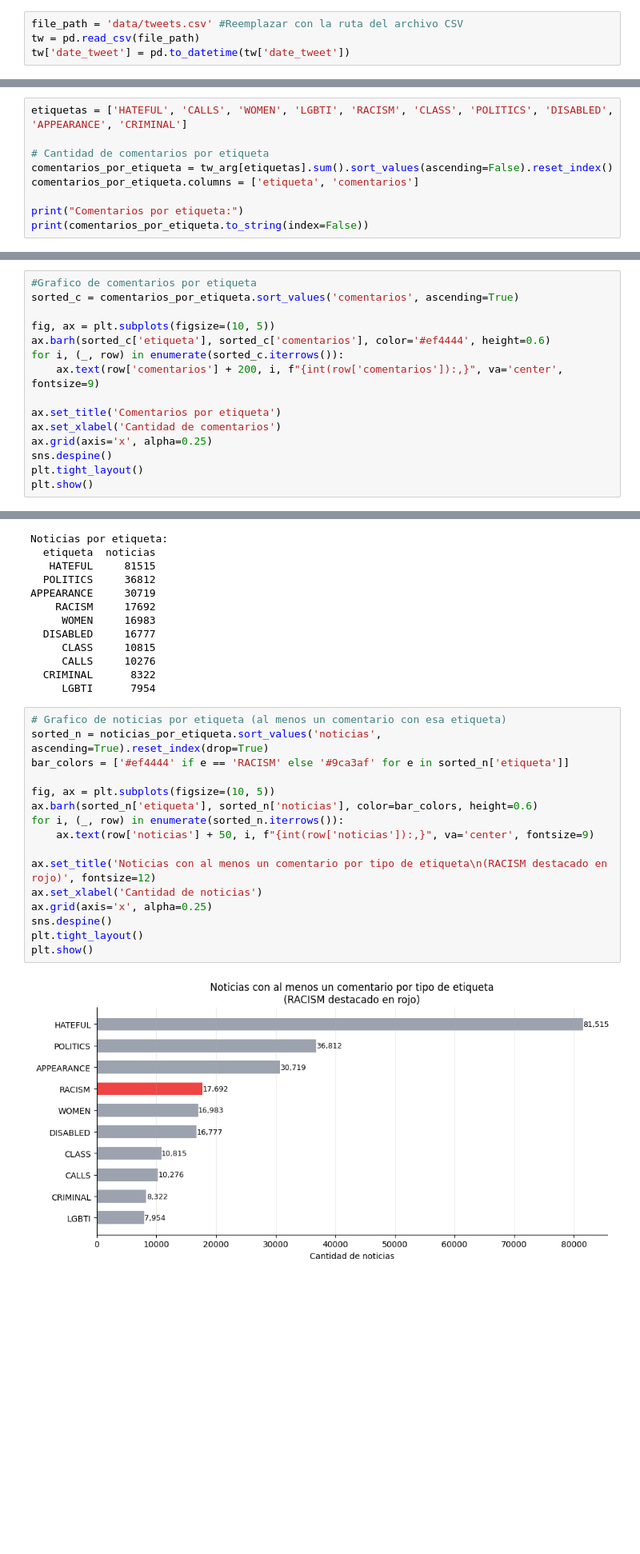
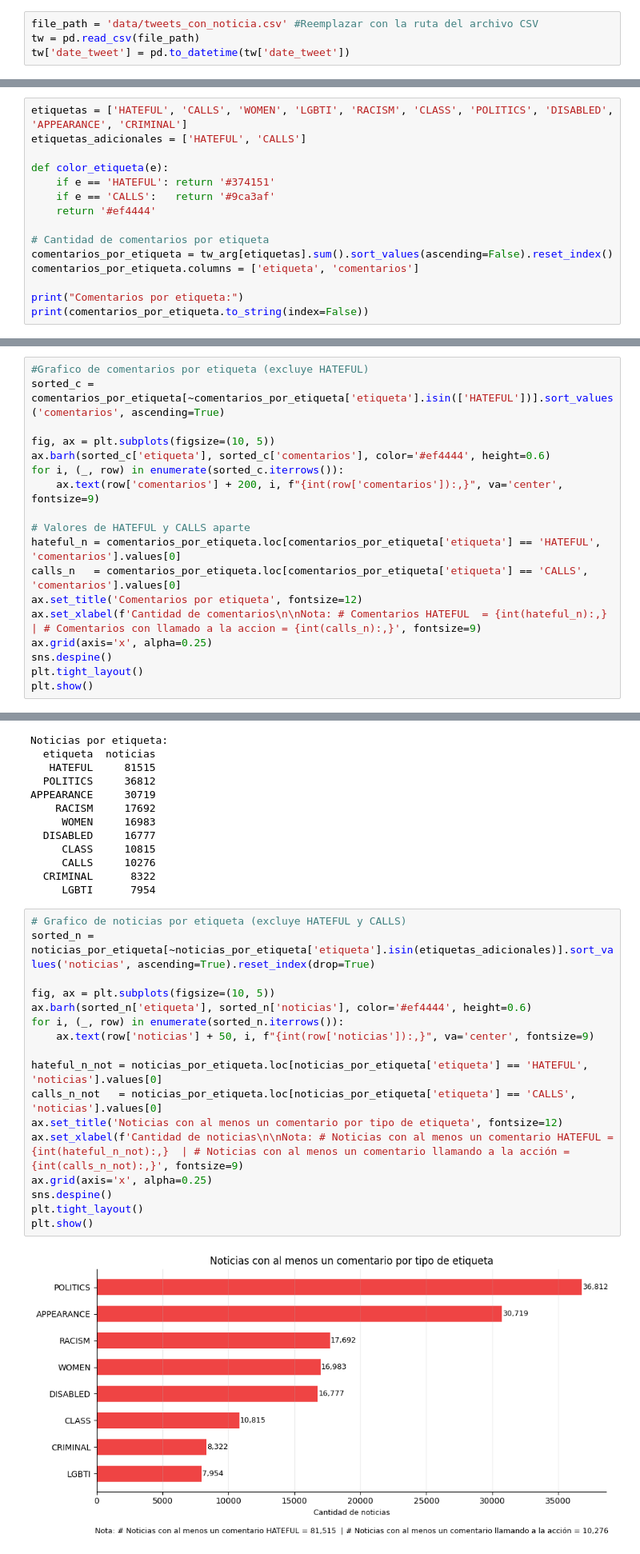
Before and after one commit to natdebandi/xenofobia_ar, a Jupyter notebook: 2_EDA_1_belen.ipynb, the cells around one changed output, grey strips where cells are left out. Shown at 80% size. Drawn from its saved outputs; the diff is of its cells as text; blank space fills up the shorter version.

```diff
--- a/2_EDA_1_belen.ipynb
+++ b/2_EDA_1_belen.ipynb
@@ -25,7 +27,7 @@ import seaborn as sns
 
 El dataset fue generado en `1_create_ar_dataset.ipynb`. Contiene comentarios a publicaciones de medios de comunicación. Las etiquetas de odio son binarias.
 # %%
-file_path = 'data/tweets.csv' #Reemplazar con la ruta del archivo CSV
+file_path = 'data/tweets_con_noticia.csv' #Reemplazar con la ruta del archivo CSV
 tw = pd.read_csv(file_path)
 tw['date_tweet'] = pd.to_datetime(tw['date_tweet'])
 # %%
@@ -196,6 +323,12 @@ Se contabilizan con el siguiente criterio:
 ### 3.1. ¿Cuántos comentarios por cada tipo de etiqueta?
 # %%
 etiquetas = ['HATEFUL', 'CALLS', 'WOMEN', 'LGBTI', 'RACISM', 'CLASS', 'POLITICS', 'DISABLED', 'APPEARANCE', 'CRIMINAL']
+etiquetas_adicionales = ['HATEFUL', 'CALLS']
+
+def color_etiqueta(e):
+    if e == 'HATEFUL': return '#374151'
+    if e == 'CALLS':   return '#9ca3af'
+    return '#ef4444'
 
 # Cantidad de comentarios por etiqueta
 comentarios_por_etiqueta = tw_arg[etiquetas].sum().sort_values(ascending=False).reset_index()
@@ -217,16 +350,19 @@ APPEARANCE       106462
      CALLS        21640
      LGBTI        16883
 # %%
-#Grafico de comentarios por etiqueta
-sorted_c = comentarios_por_etiqueta.sort_values('comentarios', ascending=True)
+#Grafico de comentarios por etiqueta (excluye HATEFUL)
+sorted_c = comentarios_por_etiqueta[~comentarios_por_etiqueta['etiqueta'].isin(['HATEFUL'])].sort_values('comentarios', ascending=True)
 
 fig, ax = plt.subplots(figsize=(10, 5))
 ax.barh(sorted_c['etiqueta'], sorted_c['comentarios'], color='#ef4444', height=0.6)
 for i, (_, row) in enumerate(sorted_c.iterrows()):
     ax.text(row['comentarios'] + 200, i, f"{int(row['comentarios']):,}", va='center', fontsize=9)
 
-ax.set_title('Comentarios por etiqueta')
-ax.set_xlabel('Cantidad de comentarios')
+# Valores de HATEFUL y CALLS aparte
+hateful_n = comentarios_por_etiqueta.loc[comentarios_por_etiqueta['etiqueta'] == 'HATEFUL', 'comentarios'].values[0]
+calls_n   = comentarios_por_etiqueta.loc[comentarios_por_etiqueta['etiqueta'] == 'CALLS',   'comentarios'].values[0]
+ax.set_title('Comentarios por etiqueta', fontsize=12)
+ax.set_xlabel(f'Cantidad de comentarios\n\nNota: # Comentarios HATEFUL  = {int(hateful_n):,}  | # Comentarios con llamado a la accion = {int(calls_n):,}', fontsize=9)
 ax.grid(axis='x', alpha=0.25)
 sns.despine()
 plt.tight_layout()
@@ -262,20 +398,21 @@ APPEARANCE     30719
   CRIMINAL      8322
      LGBTI      7954
 # %%
-# Grafico de noticias por etiqueta (al menos un comentario con esa etiqueta)
-sorted_n = noticias_por_etiqueta.sort_values('noticias', ascending=True).reset_index(drop=True)
-bar_colors = ['#ef4444' if e == 'RACISM' else '#9ca3af' for e in sorted_n['etiqueta']]
+# Grafico de noticias por etiqueta (excluye HATEFUL y CALLS)
+sorted_n = noticias_por_etiqueta[~noticias_por_etiqueta['etiqueta'].isin(etiquetas_adicionales)].sort_values('noticias', ascending=True).reset_index(drop=True)
 
 fig, ax = plt.subplots(figsize=(10, 5))
-ax.barh(sorted_n['etiqueta'], sorted_n['noticias'], color=bar_colors, height=0.6)
+ax.barh(sorted_n['etiqueta'], sorted_n['noticias'], color='#ef4444', height=0.6)
 for i, (_, row) in enumerate(sorted_n.iterrows()):
     ax.text(row['noticias'] + 50, i, f"{int(row['noticias']):,}", va='center', fontsize=9)
 
-ax.set_title('Noticias con al menos un comentario por tipo de etiqueta\n(RACISM destacado en rojo)', fontsize=12)
-ax.set_xlabel('Cantidad de noticias')
+hateful_n_not = noticias_por_etiqueta.loc[noticias_por_etiqueta['etiqueta'] == 'HATEFUL', 'noticias'].values[0]
+calls_n_not   = noticias_por_etiqueta.loc[noticias_por_etiqueta['etiqueta'] == 'CALLS',   'noticias'].values[0]
+ax.set_title('Noticias con al menos un comentario por tipo de etiqueta', fontsize=12)
+ax.set_xlabel(f'Cantidad de noticias\n\nNota: # Noticias con al menos un comentario HATEFUL = {int(hateful_n_not):,}  | # Noticias con al menos un comentario llamando a la acción = {int(calls_n_not):,}', fontsize=9)
 ax.grid(axis='x', alpha=0.25)
 sns.despine()
 plt.tight_layout()
 plt.show()
 # %% [output]
-[figure, old version]
+[figure, new version]
```
Also changed, not shown: parts of 97 cells of this notebook, 5 other files.
